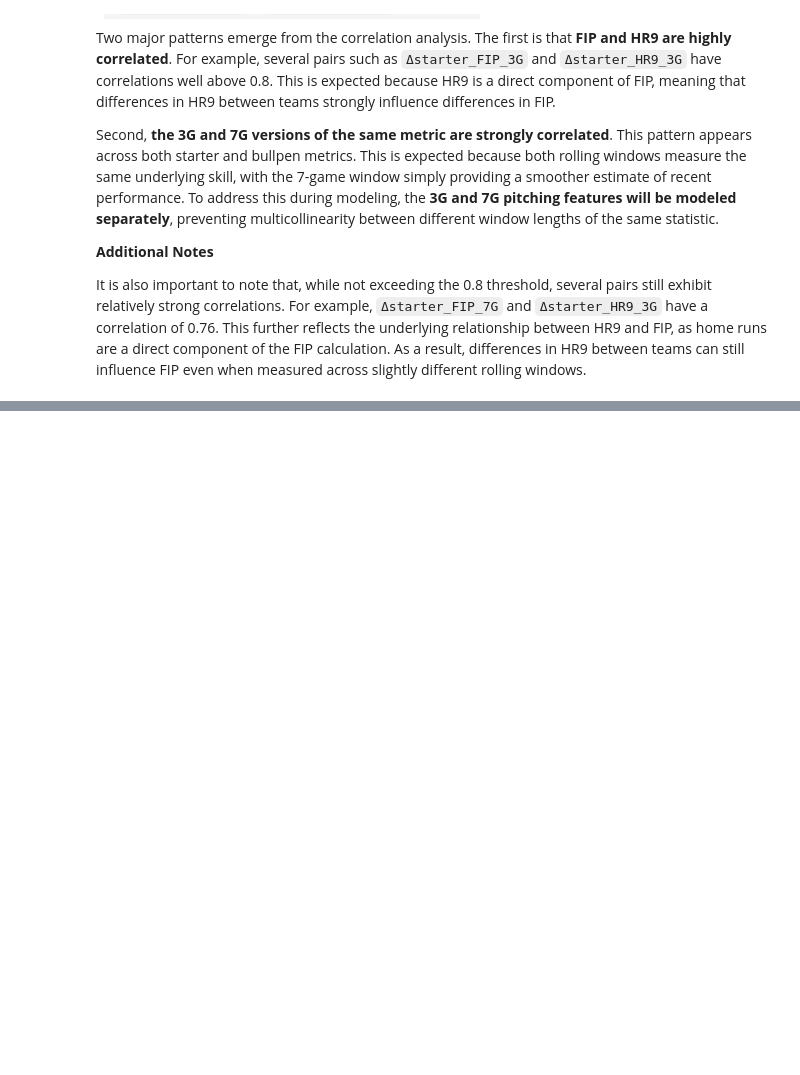
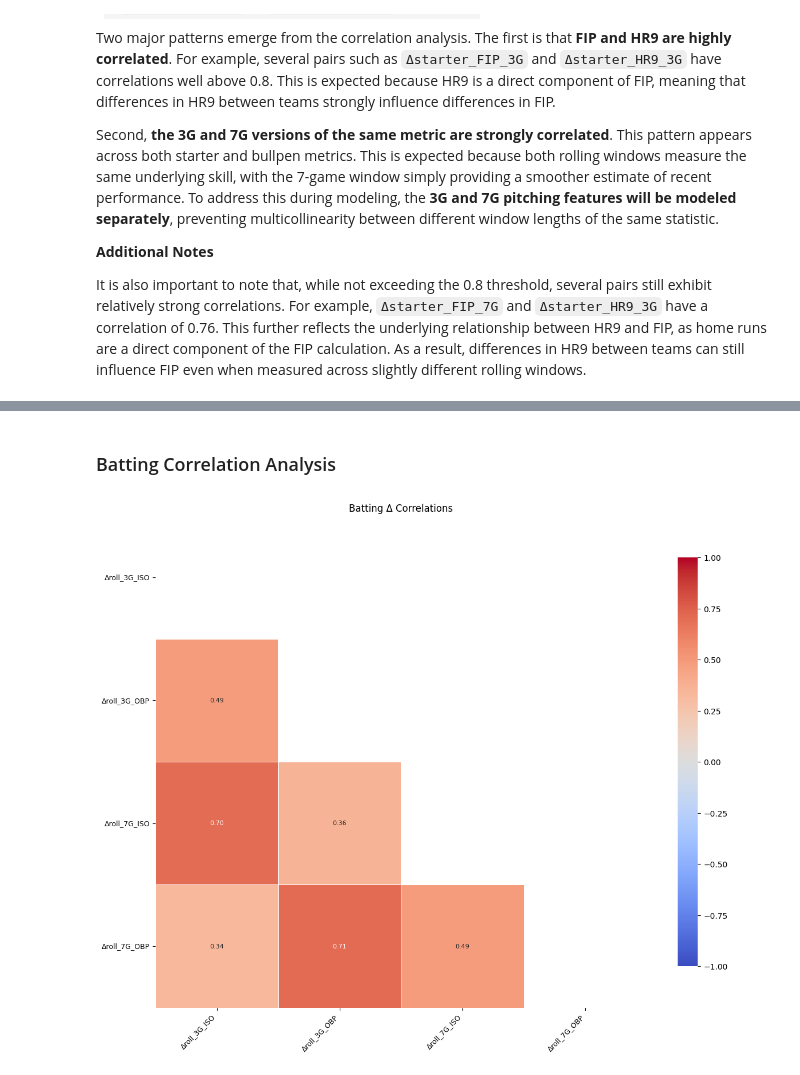
Before and after one commit to Sam-Gartenstein/mlb-win-prediction, a Jupyter notebook: Exploratory Data Analysis.ipynb, the cells around one changed output, grey strips where cells are left out. Cells and saved outputs as stored; diff of their text form; code cells hidden in the pictures; blank space fills up the shorter version.

```diff
--- a/Exploratory Data Analysis.ipynb
+++ b/Exploratory Data Analysis.ipynb
@@ -300,0 +360,6 @@ It is also important to note that, while not exceeding the 0.8 threshold, severa
+# %% [markdown]
+### Batting Correlation Analysis
+# %%
+plot_delta_corr_heatmap(game_level_features, group="batting", title="Batting Δ Correlations")
+# %% [output]
+[figure, added]
```
Also changed, not shown: parts of 22 cells of this notebook.
